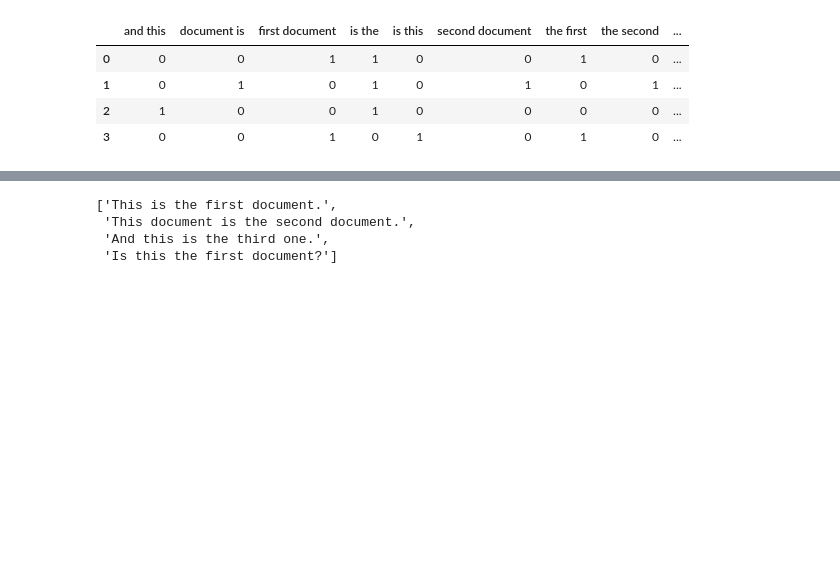
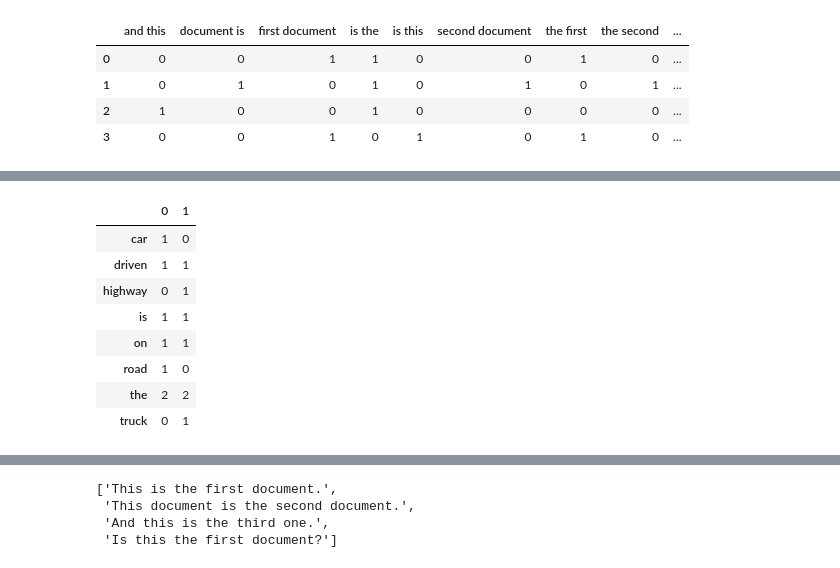
Before and after one commit to ancestor9/2025_Spring_Data-Management, a Jupyter notebook: week_07/Text_Representation_and_Embedding_02.ipynb, the cells around one changed output, grey strips where cells are left out. Drawn from its saved outputs; the diff is of its cells as text; code cells hidden in the pictures; blank space fills up the shorter version.

```diff
--- a/week_07/Text_Representation_and_Embedding_02.ipynb
+++ b/week_07/Text_Representation_and_Embedding_02.ipynb
@@ -291,0 +289,18 @@ pd.DataFrame(X2.toarray(), columns=vectorizer2.get_feature_names_out())
+# %%
+text1 =['The car is driven on the road.',
+        'The truck is driven on the highway']
+
+vectorizer = CountVectorizer()
+X = vectorizer.fit_transform(text1)
+tf = pd.DataFrame(X.toarray(), columns=vectorizer.get_feature_names_out())
+tf.T
+# %% [output]
+|  | 0 | 1 |
+| car | 1 | 0 |
+| driven | 1 | 1 |
+| highway | 0 | 1 |
+| is | 1 | 1 |
+| on | 1 | 1 |
+| road | 1 | 0 |
+| the | 2 | 2 |
+| truck | 0 | 1 |
```
Also changed, not shown: parts of 11 cells of this notebook.
